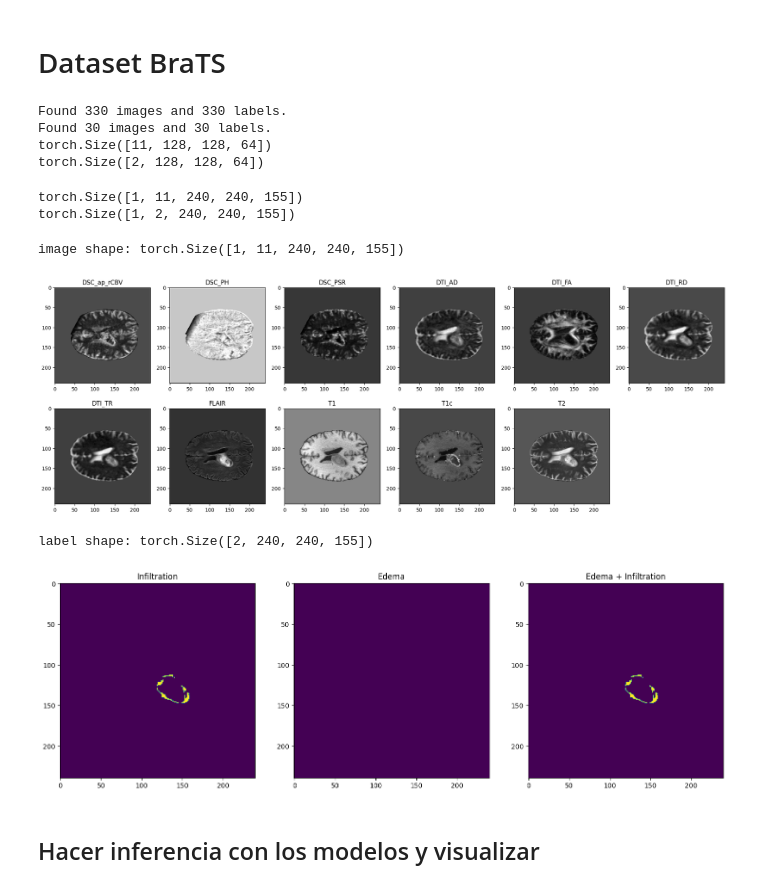
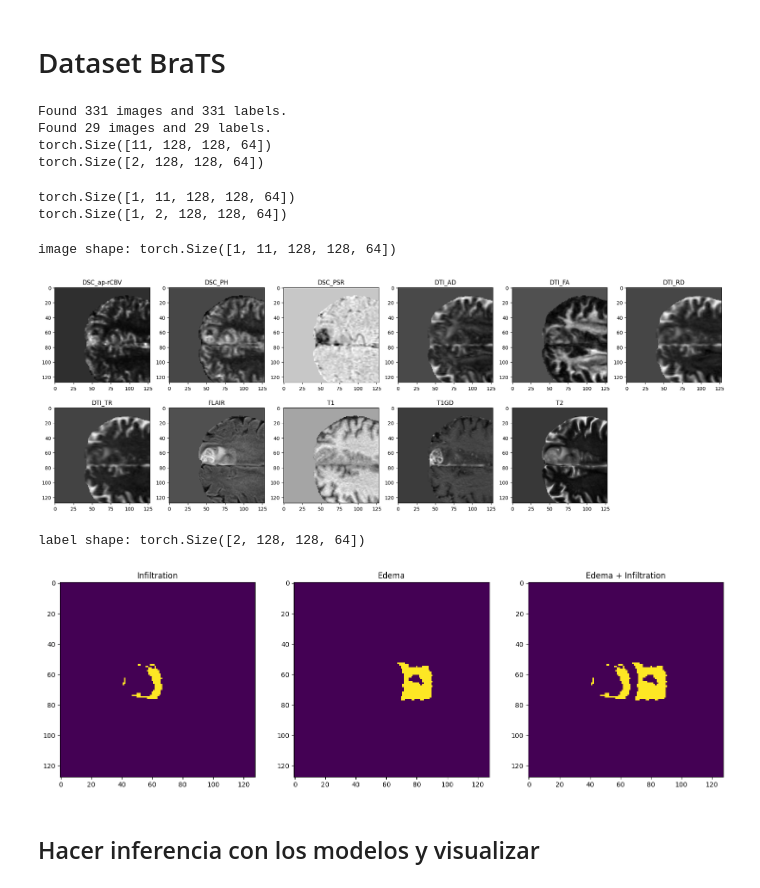
Before and after one commit to GBM-images-research/Swin_transformer_UPennGBM, a Jupyter notebook: ver_transformaciones.ipynb, the cells around one changed output. Drawn from its saved outputs; the diff is of its cells as text; code cells hidden in the pictures.

```diff
--- a/ver_transformaciones.ipynb
+++ b/ver_transformaciones.ipynb
@@ -215,7 +215,7 @@ train_transform = transforms.Compose(
         #ConvertToMultiChannelBasedOnAnotatedInfiltration(keys="label"),
         transforms.CropForegroundd(
             keys=["image", "label"],
-            source_key="image",
+            source_key="label",
             k_divisible=[roi[0], roi[1], roi[2]],
         ),
         transforms.RandSpatialCropd(
@@ -252,7 +252,7 @@ dataset_path='./Dataset/Dataset_331_30_casos/'
 #dataset_path='./Dataset/Dataset_10_1_casos'
 
 train_set=CustomDataset(dataset_path, section="train",transform=train_transform) # t_transform
-train_loader = DataLoader(train_set, batch_size=1, shuffle=True, num_workers=4)
+train_loader = DataLoader(train_set, batch_size=1, shuffle=True, num_workers=4, pin_memory=True)
 
 # im_t=train_set[35]
 # print(im_t['image'].shape)
@@ -260,62 +260,62 @@ train_loader = DataLoader(train_set, batch_size=1, shuffle=True, num_workers=4)
 
 
 val_set=CustomDataset(dataset_path, section="valid", transform=val_transform) # v_transform
-val_loader = DataLoader(val_set, batch_size=1, shuffle=False, num_workers=4)
+val_loader = DataLoader(val_set, batch_size=1, shuffle=False, num_workers=4, pin_memory=True)
 
-im_v=train_set[321]
+im_v=train_set[0]
 print(im_v['image'].shape)
 print(im_v['label'].shape)
 # %% [output]
-Found 330 images and 330 labels.
-Found 30 images and 30 labels.
+Found 331 images and 331 labels.
+Found 29 images and 29 labels.
 torch.Size([11, 128, 128, 64])
 torch.Size([2, 128, 128, 64])
 # %%
-for idx, batch_data in enumerate(val_loader):
-    if idx == 1:  # Cambia 0 al índice del batch deseado
+for idx, batch_data in enumerate(train_loader):
+    if idx == 6:  # Cambia 0 al índice del batch deseado
         val_data_example=batch_data
         data, target = batch_data["image"], batch_data["label"]
         print(data.shape)
         print(target.shape)
         break
 # %% [output]
-torch.Size([1, 11, 240, 240, 155])
-torch.Size([1, 2, 240, 240, 155])
+torch.Size([1, 11, 128, 128, 64])
+torch.Size([1, 2, 128, 128, 64])
 # %%
 # pick one image from DecathlonDataset to visualize and check the 4 channels
 # N_ROI -> hatsa 0.5cm alrededor del TC
 # F_ROI -> entre 1 y 4 cm alrededor del TC
-nombres=["DSC_ap_rCBV","DSC_PH", "DSC_PSR", "DTI_AD", "DTI_FA", "DTI_RD", "DTI_TR", "FLAIR", "T1", "T1c", "T2",]
+nombres=["DSC_ap-rCBV","DSC_PH", "DSC_PSR", "DTI_AD", "DTI_FA", "DTI_RD", "DTI_TR", "FLAIR", "T1", "T1GD", "T2",]
 #val_data_example = train_set[60]
-sl=90 #70 32
+sl=32 #70 32
 print(f"image shape: {val_data_example['image'].shape}")
 plt.figure("image", (24, 8))
 for i in range(11):
     plt.subplot(2, 6, i + 1)
     plt.title(nombres[i])
     plt.imshow(val_data_example["image"][0][i, :, :, sl].cpu(), cmap="gray") # .detach()
 plt.show()
 # also visualize the 3 channels label corresponding to this image
 print(f"label shape: {val_data_example['label'][0].shape}")
 plt.figure("label", (18, 6))
 # my_title=['N_ROI (0-5mm)', 'F_ROI (+10mm)', 'N_ROI + F_ROI']
 my_title=['Infiltration', 'Edema', 'Edema + Infiltration']
 for i in range(3):
     plt.subplot(1, 3, i + 1)
     plt.title(f"{my_title[i]}")
     if i<2:
         plt.imshow(val_data_example["label"][0][i, :, :, sl].cpu()) # .detach()
     else:
         #plt.imshow(val_data_example["label"][i, :, :, sl].detach().cpu())
         im_show=torch.from_numpy(np.logical_or(val_data_example["label"][0][0, :, :, sl], val_data_example["label"][0][1, :, :, sl])) # torch.from_numpy
         plt.imshow((im_show).cpu()) # .detach()
 
 plt.show()
 # %% [output]
-image shape: torch.Size([1, 11, 240, 240, 155])
+image shape: torch.Size([1, 11, 128, 128, 64])
-[figure, old version]
+[figure, new version]
-label shape: torch.Size([2, 240, 240, 155])
+label shape: torch.Size([2, 128, 128, 64])
-[figure, old version]
+[figure, new version]
 # %% [markdown]
 ## Hacer inferencia con los modelos y visualizar
 # %%
```
Also changed, not shown: 2 other files.
